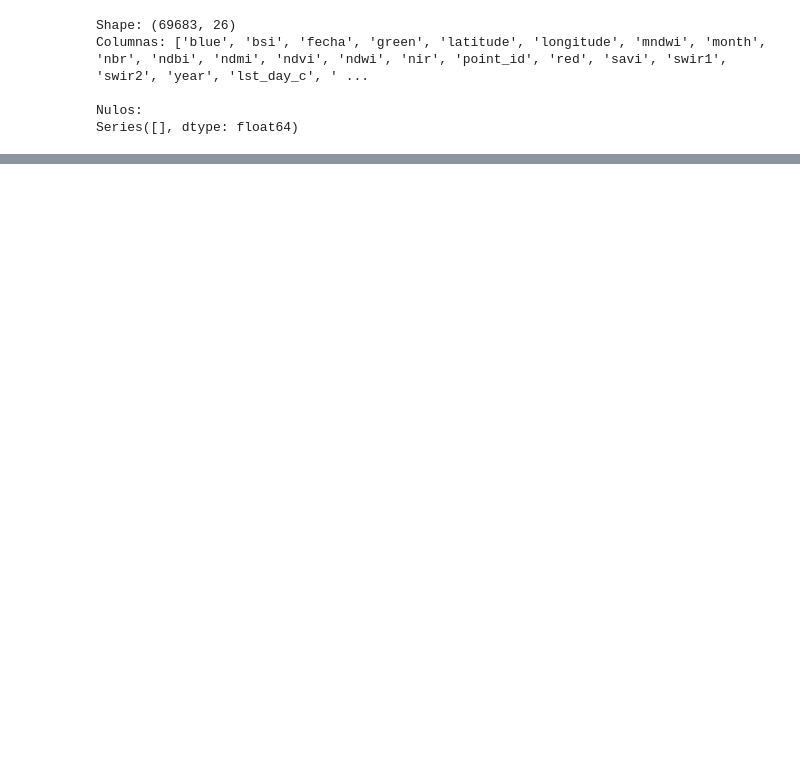
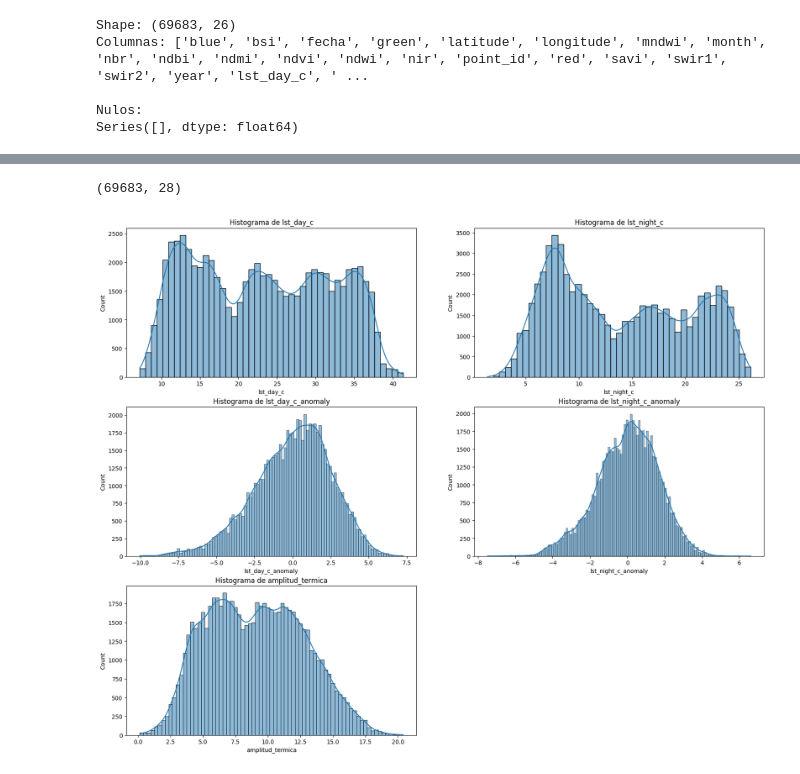
Before and after one commit to ekbalam11/ABC-final-project, a Jupyter notebook: src/eda.ipynb, the cells around one changed output, grey strips where cells are left out. Drawn from its saved outputs; the diff is of its cells as text; code cells hidden in the pictures; blank space fills up the shorter version.

Commit message:
Falta eliminar variables redundantes

```diff
--- a/src/eda.ipynb
+++ b/src/eda.ipynb
@@ -88,0 +69,15 @@ memory usage: 13.6 MB
+# %%
+#Agregar categoría de estación según el mes
+def get_season(month):
+    if month in [12, 1, 2]:
+        return 'invierno'
+    elif month in [3, 4, 5]:
+        return 'primavera'
+    elif month in [6, 7, 8]:
+        return 'verano'
+    else:
+        return 'otoño'
+
+df_bcn['estacion'] = df_bcn['month'].apply(get_season)
+
+print(df_bcn['estacion'].value_counts())
@@ -88,0 +91,3 @@ memory usage: 13.6 MB
+# %%
+# Agregar categoría de amplitud térmica (diferencia entre temperatura diurna y nocturna)
+df_bcn['amplitud_termica'] = df_bcn['lst_day_c'] - df_bcn['lst_night_c']
@@ -88,0 +104,7 @@ memory usage: 13.6 MB
+# %%
+# Creamos variable objetivo de Riesgo de Isla de Calor (UHI) con 3 categorías: bajo, medio, alto para lst_day_c_anomaly y lst_night_c_anomaly. Imprime los umbrales de cada categoría para ambas variables.
+df_bcn['UHI_day'] = pd.qcut(df_bcn['lst_day_c_anomaly'], q=3, labels=['bajo', 'medio', 'alto'])
+df_bcn['UHI_night'] = pd.qcut(df_bcn['lst_night_c_anomaly'], q=3, labels=['bajo', 'medio', 'alto'])
+print('Umbrales para lst_day_c_anomaly:')
+print(df_bcn['lst_day_c_anomaly'].quantile([0.33, 0.66]))
+print('\nUmbrales para lst_night_c_anomaly:')
@@ -88,0 +148,14 @@ memory usage: 13.6 MB
+# %%
+df_bcn.shape
+# %% [output]
+(69683, 28)
+# %%
+#Matriz de frecuencias de todas las variables numéricas
+plt.figure(figsize=(20, 16))
+cols_hist = ['lst_day_c', 'lst_night_c', 'lst_day_c_anomaly', 'lst_night_c_anomaly', 'amplitud_termica']
+for i, col in enumerate(cols_hist):
+    plt.subplot(3, 2, i+1)
+    sns.histplot(df_bcn[col], kde=True)
+    plt.title(f'Histograma de {col}')
+# %% [output]
+[figure, added]
```
Also changed, not shown: parts of 12 cells of this notebook.
